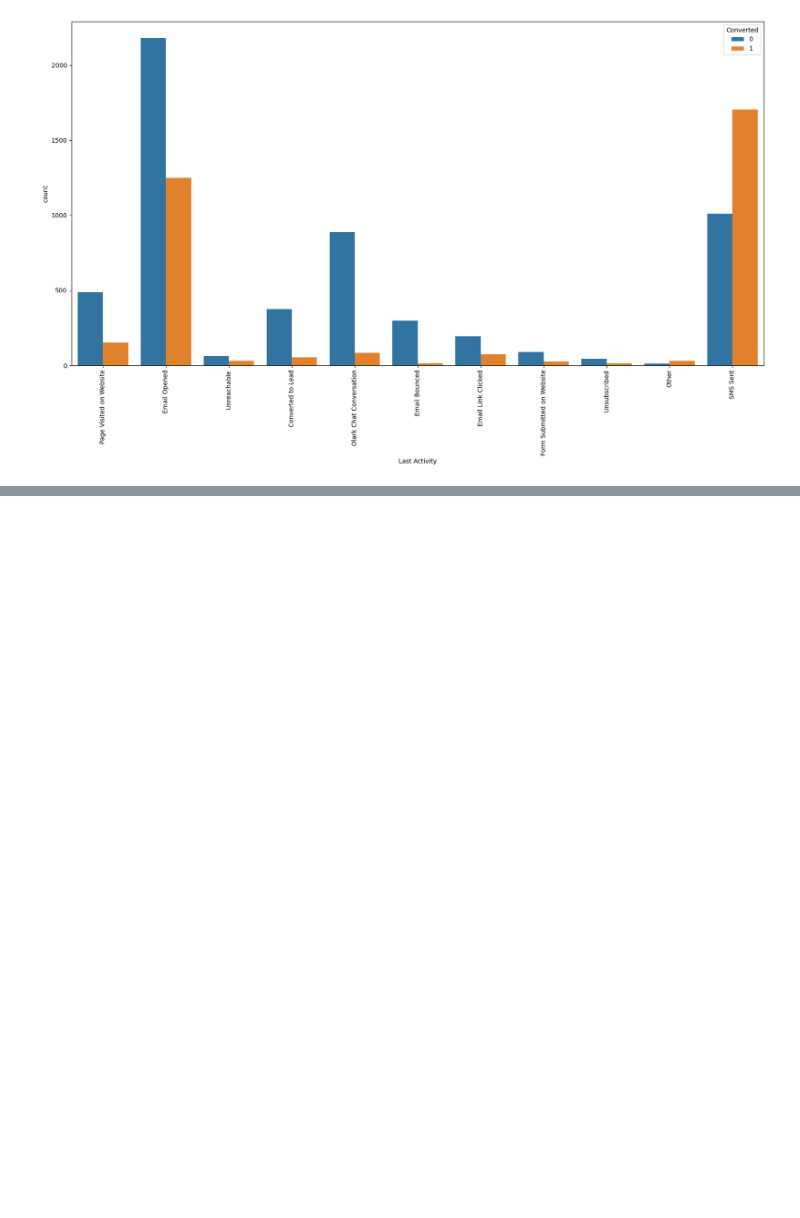
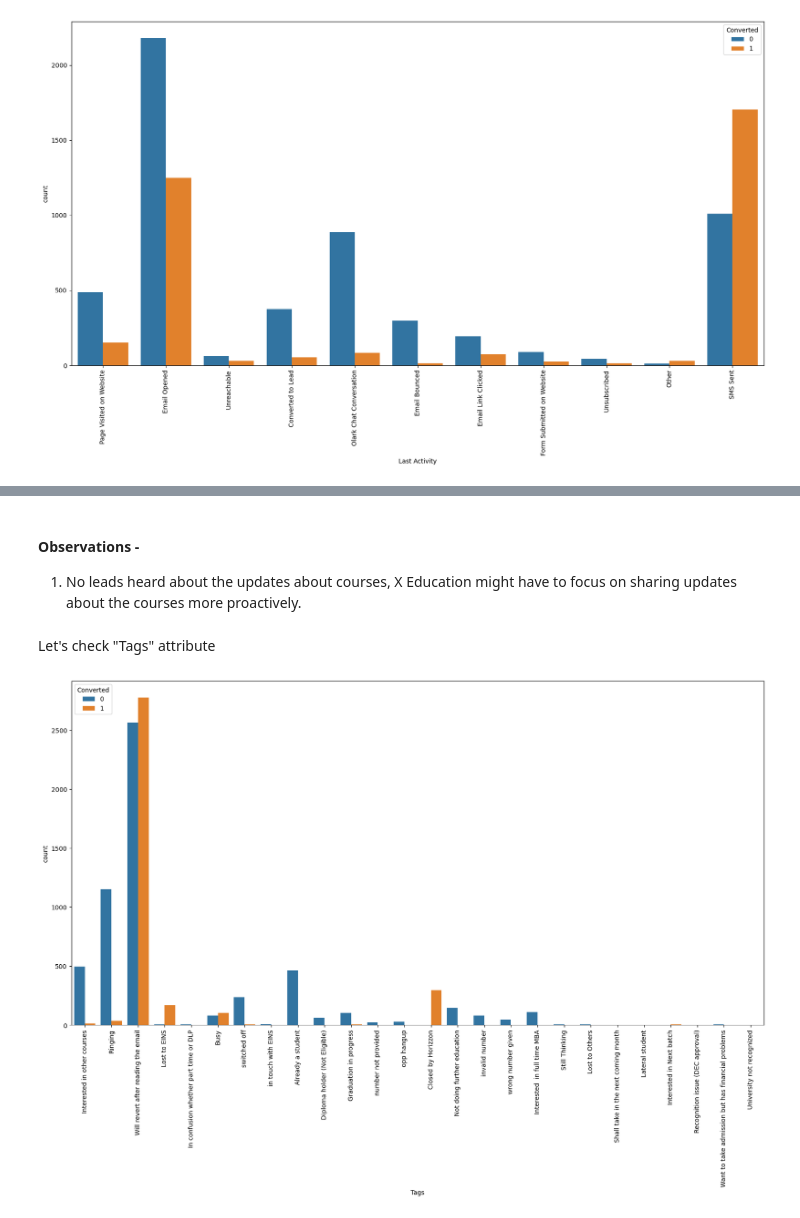
Before and after one commit to PrasunPK/lead-scoring-case-study, a Jupyter notebook: Case+Study.ipynb, the cells around one changed output, grey strips where cells are left out. Drawn from its saved outputs; the diff is of its cells as text; code cells hidden in the pictures; blank space fills up the shorter version.

```diff
--- a/Case+Study.ipynb
+++ b/Case+Study.ipynb
@@ -786,0 +805,12 @@ plt.show()
+# %% [markdown]
+#### Observations -
+1. No leads heard about the updates about courses, X Education might have to focus on sharing updates about the courses more proactively.
+# %% [markdown]
+Let's check "Tags" attribute
+# %%
+plt.figure(figsize=(20, 10))
+sns.countplot(data = leads, x = 'Tags', hue = 'Converted')
+plt.xticks(rotation=90)
+plt.show()
+# %% [output]
+[figure, added]
```
Also changed, not shown: parts of 54 cells of this notebook.
